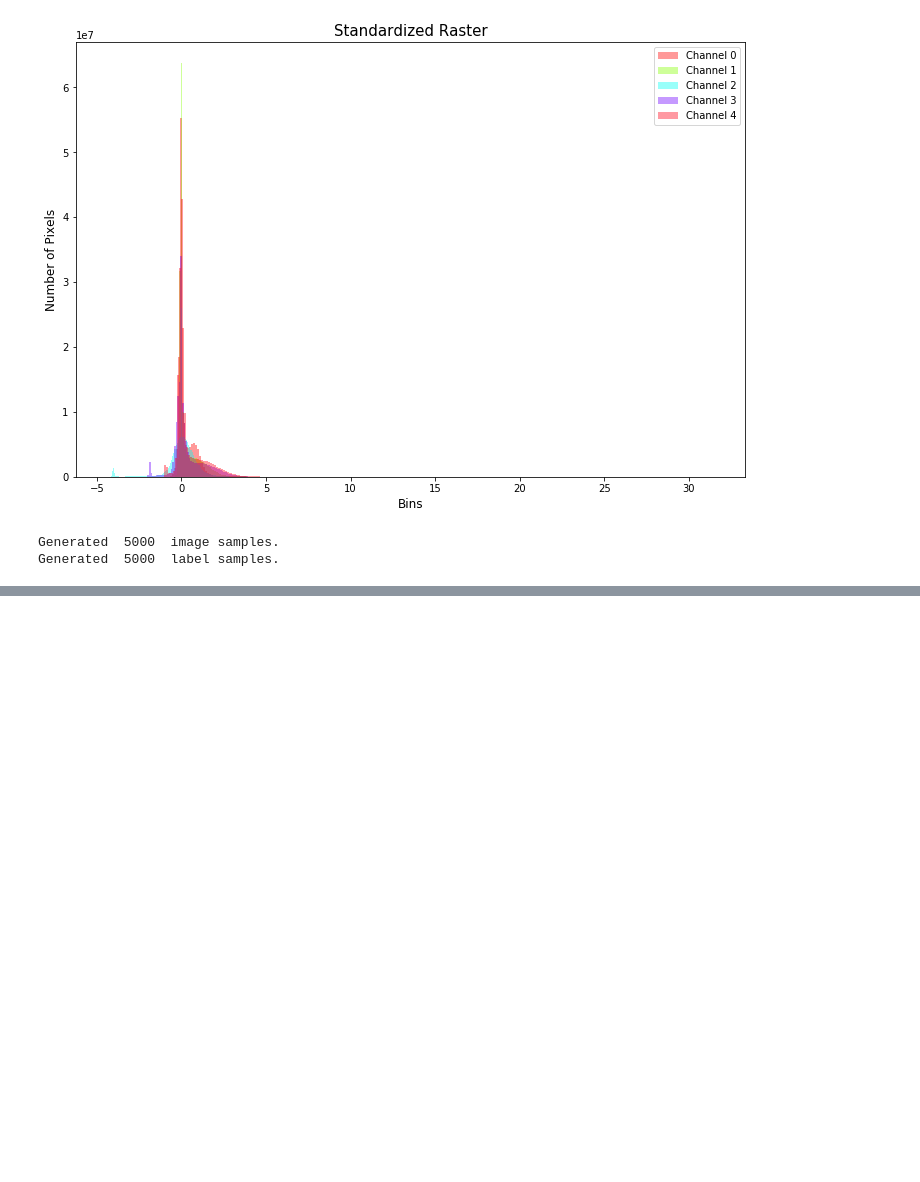
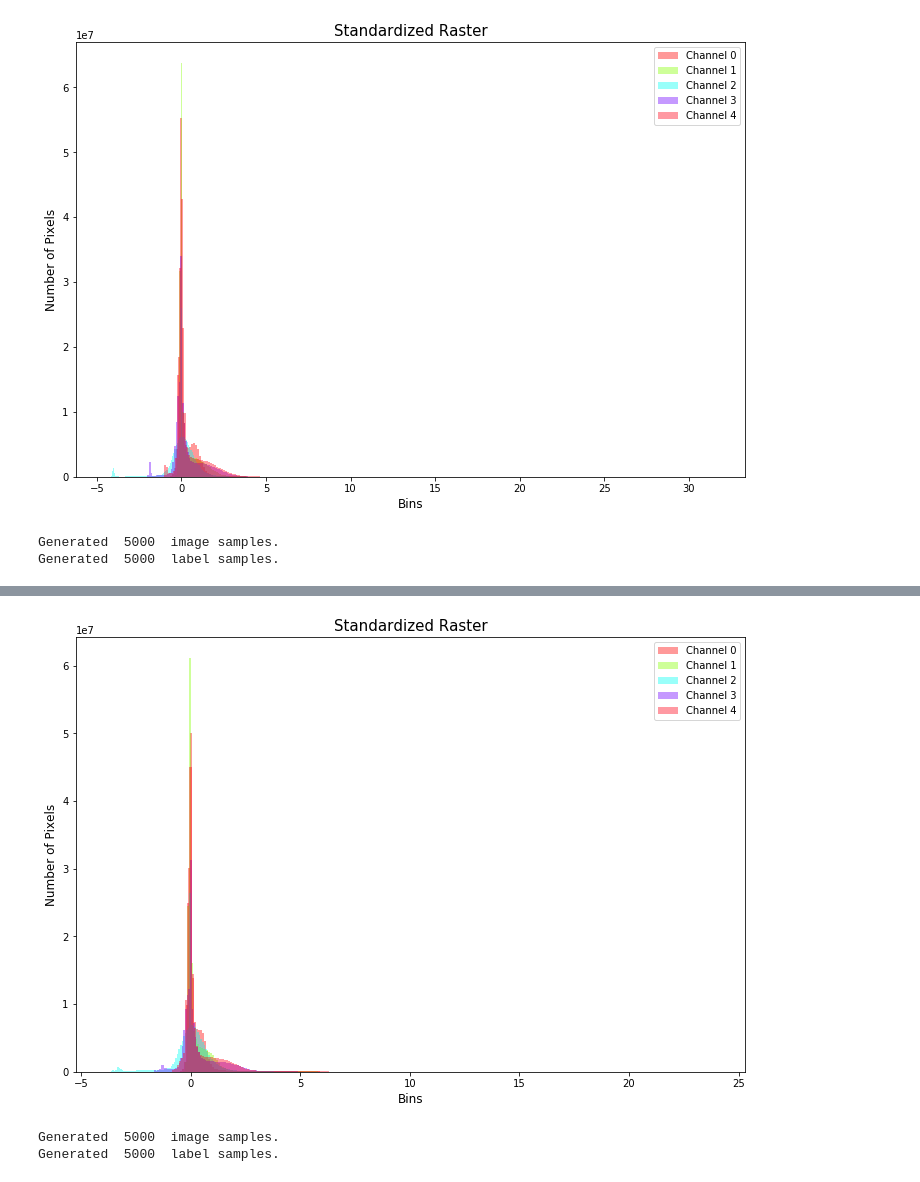
Before and after one commit to rvmaretto/deepgeo, a Jupyter notebook: notebooks/generate_dataset_paper-twoyears.ipynb, the cells around one changed output, grey strips where cells are left out. Saved outputs shown, nothing was run; the diff lists cells and outputs as text; code cells hidden in the pictures; blank space fills up the shorter version.

```diff
--- a/notebooks/generate_dataset_paper-twoyears.ipynb
+++ b/notebooks/generate_dataset_paper-twoyears.ipynb
@@ -111,0 +166,21 @@ vis.plot_vector_file(output_shp)
+# %%
+preproc.standardize_image("median_std")
+raster_img = preproc.get_raster_stacked_raster()
+# print(np.unique(raster_img))
+vis.plot_image_histogram(raster_img, title="Standardized Raster")
+# %% [output]
+[figure, added]
+# %%
+reload(cg)
+chpGen = cg.ChipsGenerator(raster_img, rasterized_layer, class_names, raster_file)
+chpGen.compute_sample_indexes(number_of_samples, class_of_interest='d2015')
+chpGen.extract_windows(chip_size)
+samples_2015 = chpGen.getSamples()
+print("Generated ", len(samples_2015["images"]), " image samples.")
+print("Generated ", len(samples_2015["labels"]), " label samples.")
+print("Classes: ", samples_2015["classes"])
+chpGen.save_samples_SHP(output_shp)
+#chpGen.save_samples_NPZ(output_npz)
+# %% [output]
+Generated  5000  image samples.
+Generated  5000  label samples.
```
Also changed, not shown: parts of 11 cells of this notebook, 2 other files.
